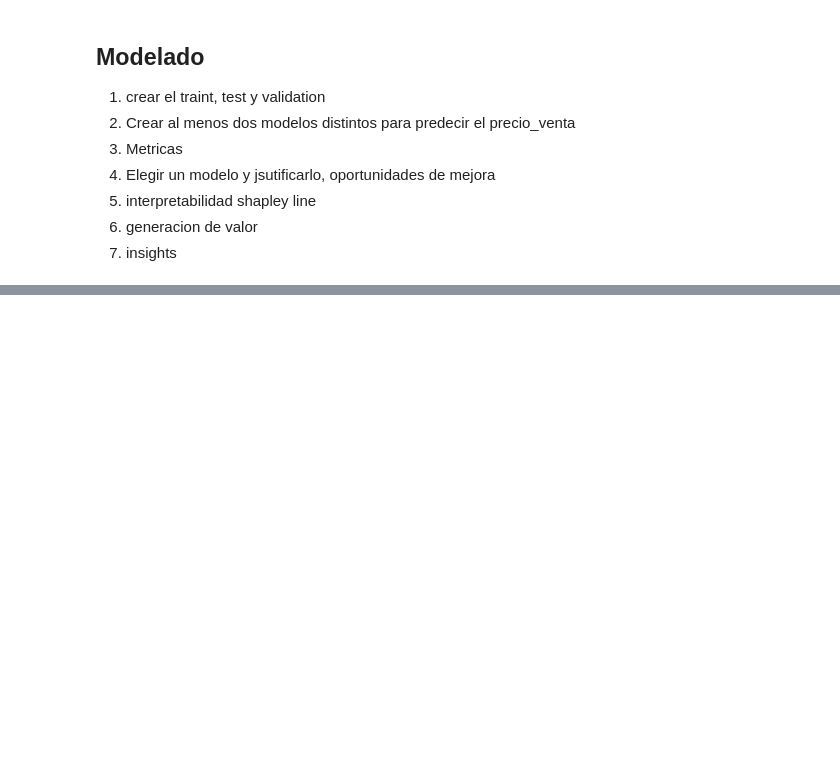
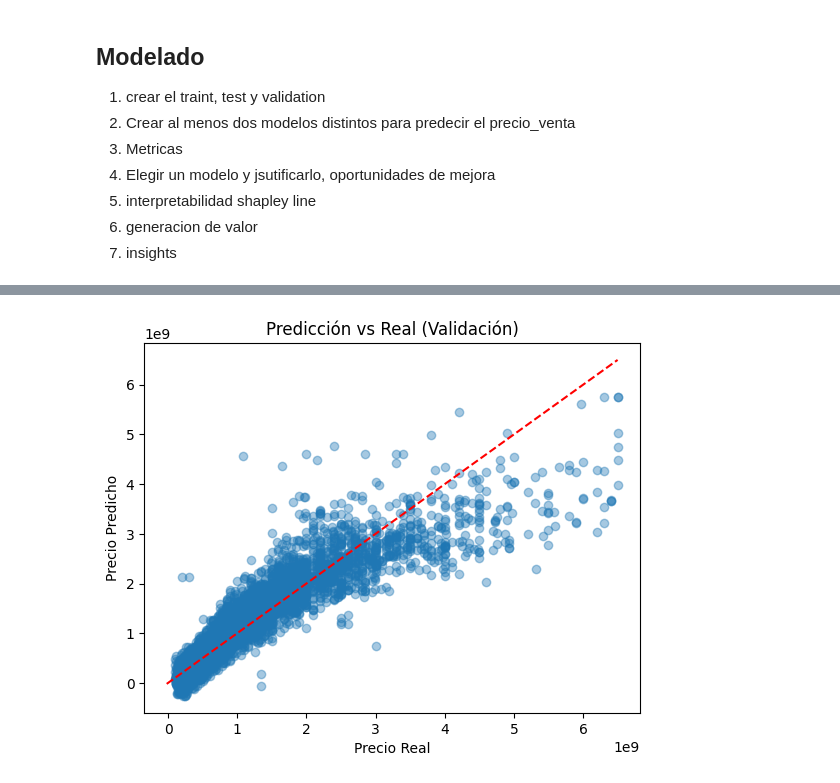
Before and after one commit to Traintain/MINE4101-202520-Taller2, a Jupyter notebook: taller.ipynb, the cells around one changed output, grey strips where cells are left out. Drawn from its saved outputs; the diff is of its cells as text; code cells hidden in the pictures; blank space fills up the shorter version.

Commit message:
Anáisis cuantitativo del modelo

```diff
--- a/taller.ipynb
+++ b/taller.ipynb
@@ -572,0 +662,3 @@ ValueError: could not convert string to float: 'BRITALIA'
+# %%
+import itertools
+combinations = list(itertools.product([True, False], repeat=4))
@@ -572,0 +727,2 @@ ValueError: could not convert string to float: 'BRITALIA'
+# %%
+combinations = list(itertools.product([True, False], repeat=3))
@@ -572,0 +791,7 @@ ValueError: could not convert string to float: 'BRITALIA'
+# %%
+# Modelo: SECTOR | ANTIGÜEDAD | LOCALIDAD | STD SCALER
+best_linreg = best_linear_results[best_comb_index][0].best_estimator_
+
+
+# Modelo: SECTOR | ANTIGÜEDAD | LOCALIDAD | STD SCALER
+best_ridge = best_ridge_results[best_comb_index_2][0].best_estimator_
@@ -572,0 +884,2 @@ ValueError: could not convert string to float: 'BRITALIA'
+# %%
+y_valid, y_valid_pred = test_modelos(X=X_val, y=y_val, sector=True, antiguedad=True, localidad=True, modelo=best_linreg)
@@ -572,0 +927,14 @@ ValueError: could not convert string to float: 'BRITALIA'
+# %%
+plt.scatter(y_valid, y_valid_pred, alpha=0.4)
+
+# Diagonal del límite para solicitar avalúo presencial
+d = np.linspace(-20000000, 6500000000, 10000000)
+d1=d
+plt.plot(d, d1, color='red', linestyle='--')
+
+plt.xlabel("Precio Real")
+plt.ylabel("Precio Predicho")
+plt.title("Predicción vs Real (Validación)")
+plt.show()
+# %% [output]
+[figure, added]
```
Also changed, not shown: parts of 33 cells of this notebook.
